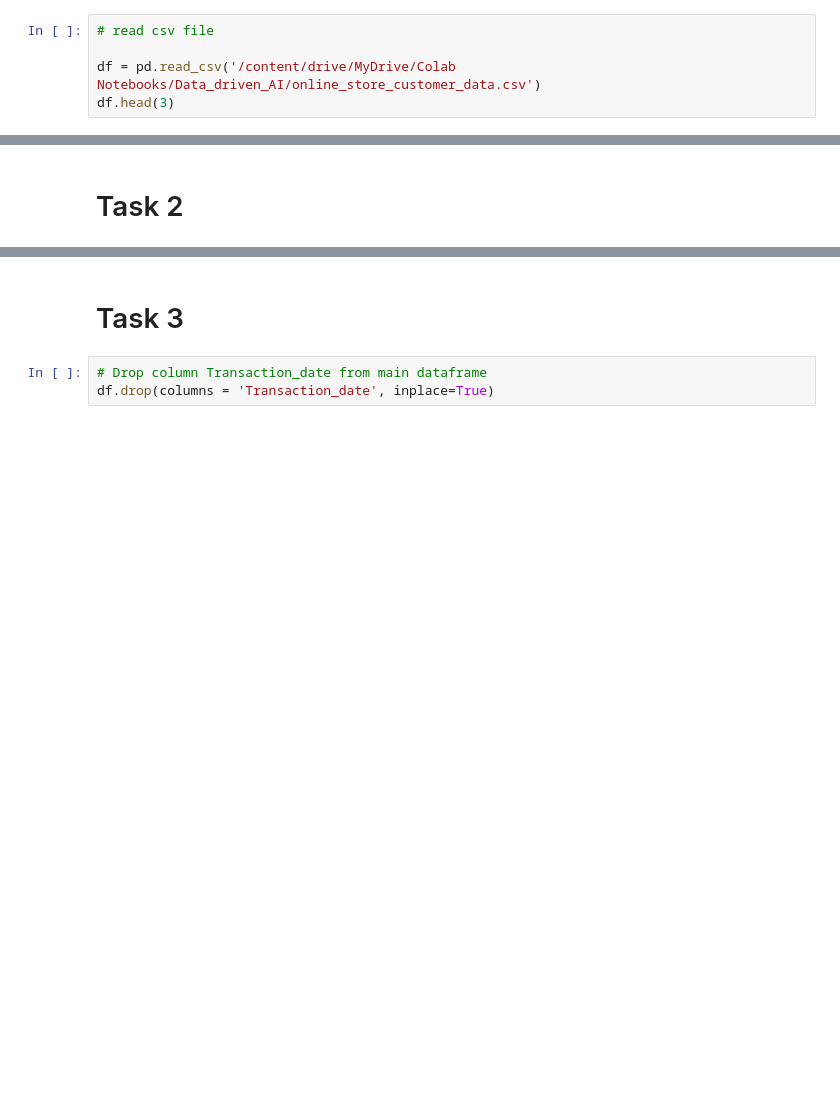
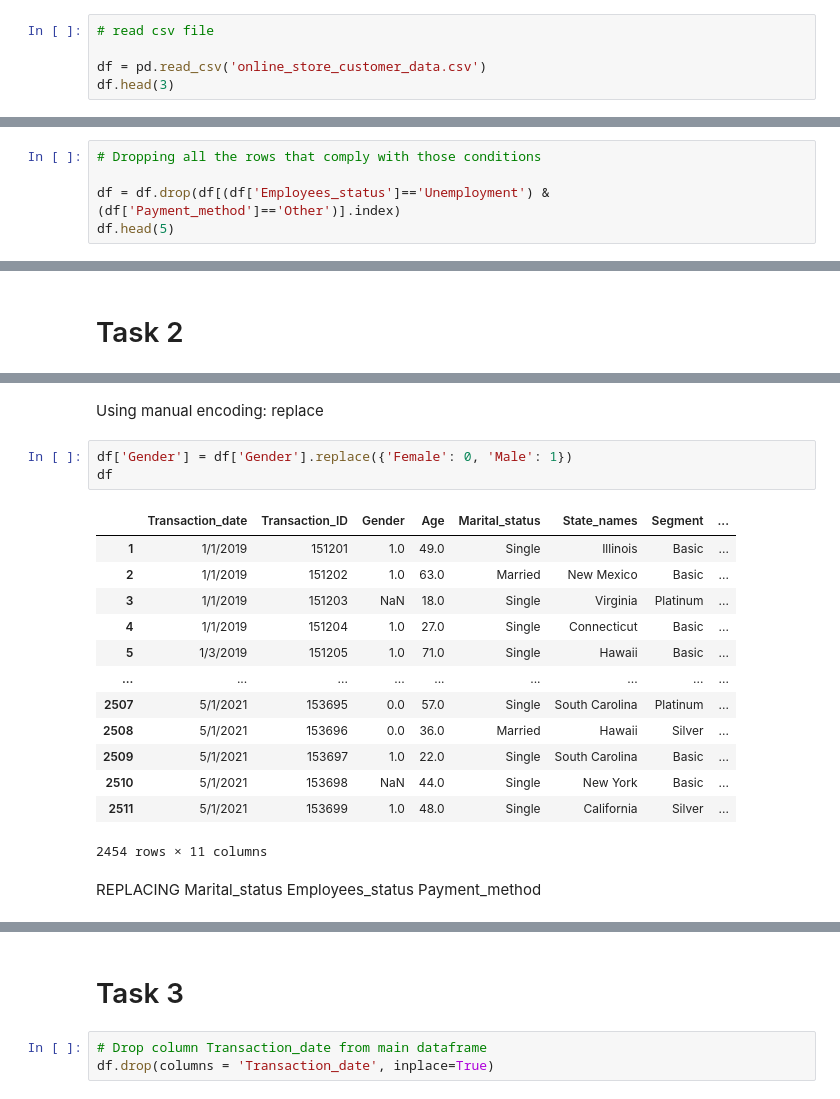
Before and after one commit to shehryarrashid/Data-Driven-AI, a Jupyter notebook: Exploratory-Data-Analysis/worksheet.ipynb, the cells around one changed output, grey strips where cells are left out. Drawn from its saved outputs; the diff is of its cells as text; blank space fills up the shorter version.

```diff
--- a/Exploratory-Data-Analysis/worksheet.ipynb
+++ b/Exploratory-Data-Analysis/worksheet.ipynb
@@ -8,7 +8,7 @@ pd.set_option('display.max_columns', 20)
 # %%
 # read csv file
 
-df = pd.read_csv('/content/drive/MyDrive/Colab Notebooks/Data_driven_AI/online_store_customer_data.csv')
+df = pd.read_csv('online_store_customer_data.csv')
 df.head(3)
 # %% [output]
 |  | Transaction_date | Transaction_ID | Gender | Age | Marital_status | State_names | Segment | ... |
@@ -79,0 +117,5 @@ Name: Payment_method, dtype: int64
+# %%
+# Dropping all the rows that comply with those conditions
+
+df = df.drop(df[(df['Employees_status']=='Unemployment') & (df['Payment_method']=='Other')].index)
+df.head(5)
@@ -111,0 +197,24 @@ dtype: int64
+# %% [markdown]
+Using manual encoding: replace
+# %%
+df['Gender'] = df['Gender'].replace({'Female': 0, 'Male': 1})
+df
+# %% [output]
+|  | Transaction_date | Transaction_ID | Gender | Age | Marital_status | State_names | Segment | ... |
+| 1 | 1/1/2019 | 151201 | 1.0 | 49.0 | Single | Illinois | Basic | ... |
+| 2 | 1/1/2019 | 151202 | 1.0 | 63.0 | Married | New Mexico | Basic | ... |
+| 3 | 1/1/2019 | 151203 | NaN | 18.0 | Single | Virginia | Platinum | ... |
+| 4 | 1/1/2019 | 151204 | 1.0 | 27.0 | Single | Connecticut | Basic | ... |
+| 5 | 1/3/2019 | 151205 | 1.0 | 71.0 | Single | Hawaii | Basic | ... |
+| ... | ... | ... | ... | ... | ... | ... | ... | ... |
+| 2507 | 5/1/2021 | 153695 | 0.0 | 57.0 | Single | South Carolina | Platinum | ... |
+| 2508 | 5/1/2021 | 153696 | 0.0 | 36.0 | Married | Hawaii | Silver | ... |
+| 2509 | 5/1/2021 | 153697 | 1.0 | 22.0 | Single | South Carolina | Basic | ... |
+| 2510 | 5/1/2021 | 153698 | NaN | 44.0 | Single | New York | Basic | ... |
+| 2511 | 5/1/2021 | 153699 | 1.0 | 48.0 | Single | California | Silver | ... |
+2454 rows × 11 columns
+# %% [markdown]
+REPLACING
+Marital_status
+Employees_status
+Payment_method
```
Also changed, not shown: parts of 41 cells of this notebook, 1 other file.
